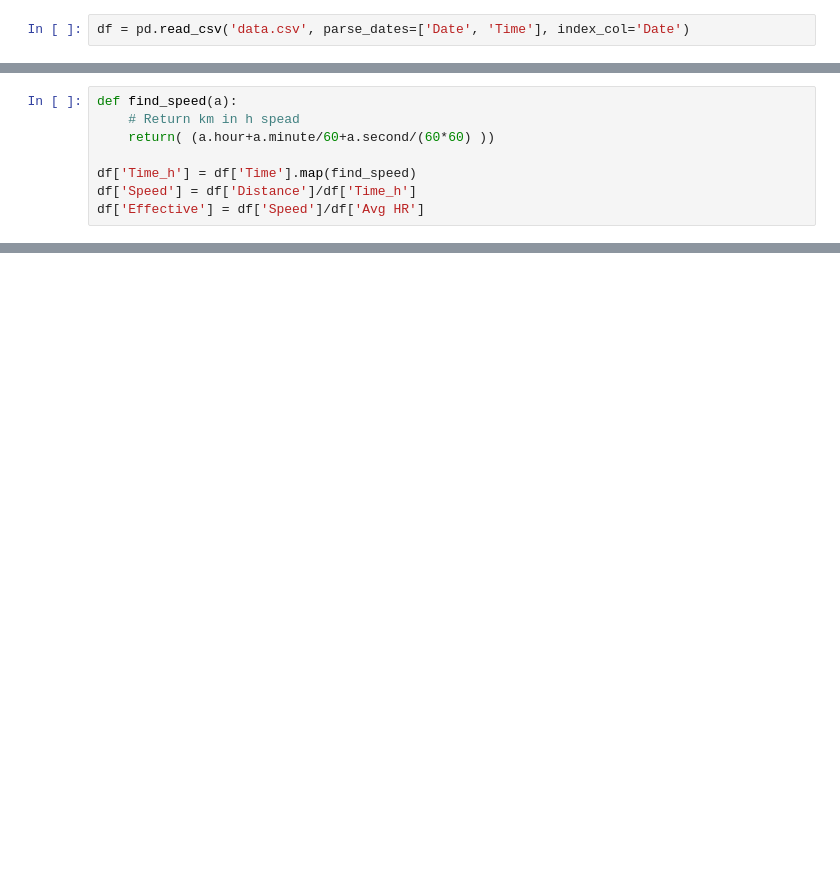
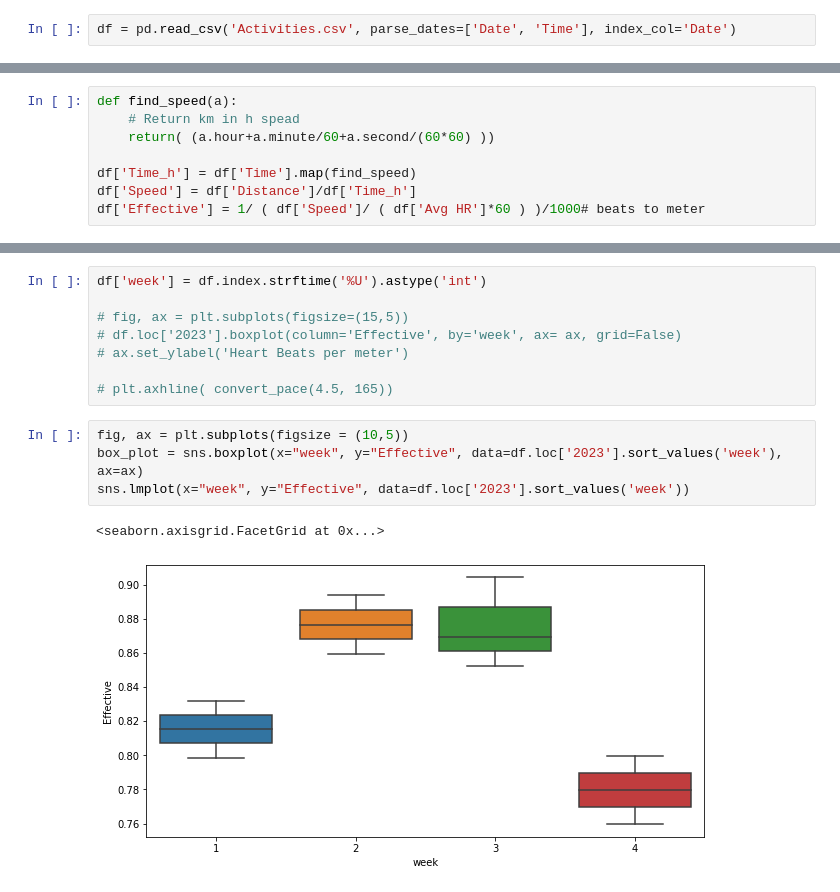
Before and after one commit to yakovlevav/WeigthApp, a Jupyter notebook: run.ipynb, the cells around one changed output, grey strips where cells are left out. Saved outputs shown, nothing was run; the diff lists cells and outputs as text; blank space fills up the shorter version.

```diff
--- a/run.ipynb
+++ b/run.ipynb
@@ -5,2 +6,2 @@ import matplotlib.pyplot as plt
 # %%
-df = pd.read_csv('data.csv', parse_dates=['Date', 'Time'], index_col='Date')
+df = pd.read_csv('Activities.csv', parse_dates=['Date', 'Time'], index_col='Date')
@@ -11,4 +31,4 @@ def find_speed(a):
 
 df['Time_h'] = df['Time'].map(find_speed)
 df['Speed'] = df['Distance']/df['Time_h']
-df['Effective'] = df['Speed']/df['Avg HR']
+df['Effective'] = 1/ ( df['Speed']/ ( df['Avg HR']*60 ) )/1000# beats to meter
@@ -24,0 +45,15 @@ plt.axvline(datetime(year=2022,month=9,day=18), c='r')
+# %%
+df['week'] = df.index.strftime('%U').astype('int')
+
+# fig, ax = plt.subplots(figsize=(15,5))
+# df.loc['2023'].boxplot(column='Effective', by='week', ax= ax, grid=False)
+# ax.set_ylabel('Heart Beats per meter')
+
+# plt.axhline( convert_pace(4.5, 165))
+# %%
+fig, ax = plt.subplots(figsize = (10,5))
+box_plot = sns.boxplot(x="week", y="Effective", data=df.loc['2023'].sort_values('week'), ax=ax)
+sns.lmplot(x="week", y="Effective", data=df.loc['2023'].sort_values('week'))
+# %% [output]
+<seaborn.axisgrid.FacetGrid at 0x...>
+[figure, added]
```
Also changed, not shown: parts of 10 cells of this notebook.
